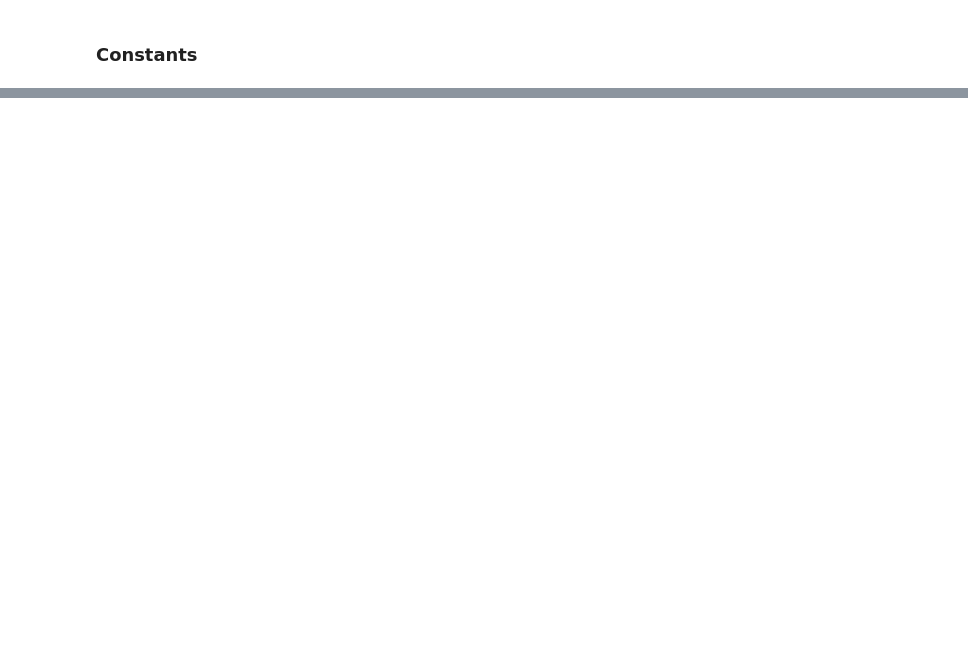
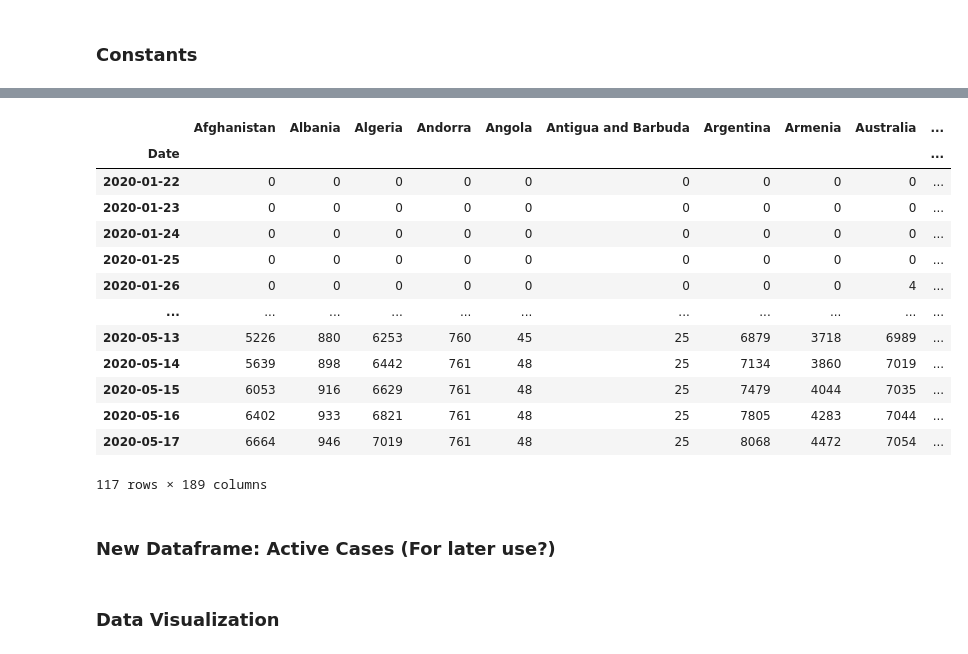
Before and after one commit to rechavar/pyCovid_TechLabsProj, a Jupyter notebook: TechLabs__finalProject.ipynb, the cells around one changed output, grey strips where cells are left out. Drawn from its saved outputs; the diff is of its cells as text; code cells hidden in the pictures; blank space fills up the shorter version.

```diff
--- a/TechLabs__finalProject.ipynb
+++ b/TechLabs__finalProject.ipynb
@@ -12,4 +37,6 @@ import pandas as pd
 # %% [markdown]
 ### Constants
 # %%
-csv_url = 'https://raw.githubusercontent.com/CSSEGISandData/COVID-19/master/csse_covid_19_data/csse_covid_19_time_series/time_series_covid19_confirmed_global.csv'
+confirmed_csv_url = 'https://raw.githubusercontent.com/CSSEGISandData/COVID-19/master/csse_covid_19_data/csse_covid_19_time_series/time_series_covid19_confirmed_global.csv'
+death_csv_url = 'https://raw.githubusercontent.com/CSSEGISandData/COVID-19/master/csse_covid_19_data/csse_covid_19_time_series/time_series_covid19_deaths_global.csv'
+recovered_csv_url = 'https://raw.githubusercontent.com/CSSEGISandData/COVID-19/master/csse_covid_19_data/csse_covid_19_time_series/time_series_covid19_recovered_global.csv'
@@ -36,0 +55,4 @@ data.head(10)
+# %%
+df_confirmed = pd.read_csv(confirmed_csv_url)
+df_death = pd.read_csv(death_csv_url)
+df_recovered = pd.read_csv(recovered_csv_url)
@@ -36,0 +120,3 @@ data.head(10)
+# %%
+#reset max_rows displayed to default number (10):
+pd.set_option('display.max_rows', 10)
@@ -36,0 +211,48 @@ data.head(10)
+# %%
+#changing rows and columns:
+df_confirmed.reset_index(inplace=True)
+df_death.reset_index(inplace=True)
+df_recovered.reset_index(inplace=True)
+
+#Setting the Country/Region variable as column header:
+df_confirmed = df_confirmed.transpose()
+df_confirmed.rename(columns=df_confirmed.iloc[0], inplace = True)
+df_confirmed.drop("Country/Region", inplace=True)
+
+df_death = df_death.transpose()
+df_death.rename(columns=df_death.iloc[0], inplace = True)
+df_death.drop("Country/Region", inplace=True)
+
+df_recovered = df_recovered.transpose()
+df_recovered.rename(columns=df_recovered.iloc[0], inplace = True)
+df_recovered.drop("Country/Region", inplace=True)
+
+#Naming the Date index:
+df_confirmed.index.rename("Date", inplace= True)
+df_death.index.rename("Date", inplace= True)
+df_recovered.index.rename("Date", inplace= True)
+
+#Creating a datetime index:
+df_confirmed.index = pd.to_datetime(df_confirmed.index)
+df_death.index = pd.to_datetime(df_death.index)
+df_recovered.index = pd.to_datetime(df_recovered.index)
+# %%
+df_confirmed
+#now 186 countries in total + cruise ships "Diamond Princess" & "MS Zaandam" + "Global" count
+# %% [output]
+|  | Afghanistan | Albania | Algeria | Andorra | Angola | Antigua and Barbuda | Argentina | Armenia | Australia | ... |
+| Date |  |  |  |  |  |  |  |  |  | ... |
+| 2020-01-22 | 0 | 0 | 0 | 0 | 0 | 0 | 0 | 0 | 0 | ... |
+| 2020-01-23 | 0 | 0 | 0 | 0 | 0 | 0 | 0 | 0 | 0 | ... |
+| 2020-01-24 | 0 | 0 | 0 | 0 | 0 | 0 | 0 | 0 | 0 | ... |
+| 2020-01-25 | 0 | 0 | 0 | 0 | 0 | 0 | 0 | 0 | 0 | ... |
+| 2020-01-26 | 0 | 0 | 0 | 0 | 0 | 0 | 0 | 0 | 4 | ... |
+| ... | ... | ... | ... | ... | ... | ... | ... | ... | ... | ... |
+| 2020-05-13 | 5226 | 880 | 6253 | 760 | 45 | 25 | 6879 | 3718 | 6989 | ... |
+| 2020-05-14 | 5639 | 898 | 6442 | 761 | 48 | 25 | 7134 | 3860 | 7019 | ... |
+| 2020-05-15 | 6053 | 916 | 6629 | 761 | 48 | 25 | 7479 | 4044 | 7035 | ... |
+| 2020-05-16 | 6402 | 933 | 6821 | 761 | 48 | 25 | 7805 | 4283 | 7044 | ... |
+| 2020-05-17 | 6664 | 946 | 7019 | 761 | 48 | 25 | 8068 | 4472 | 7054 | ... |
+117 rows × 189 columns
+# %% [markdown]
+### New Dataframe: Active Cases (For later use?)
@@ -36,0 +261,2 @@ data.head(10)
+# %% [markdown]
+### Data Visualization
```
Also changed, not shown: parts of 22 cells of this notebook.
